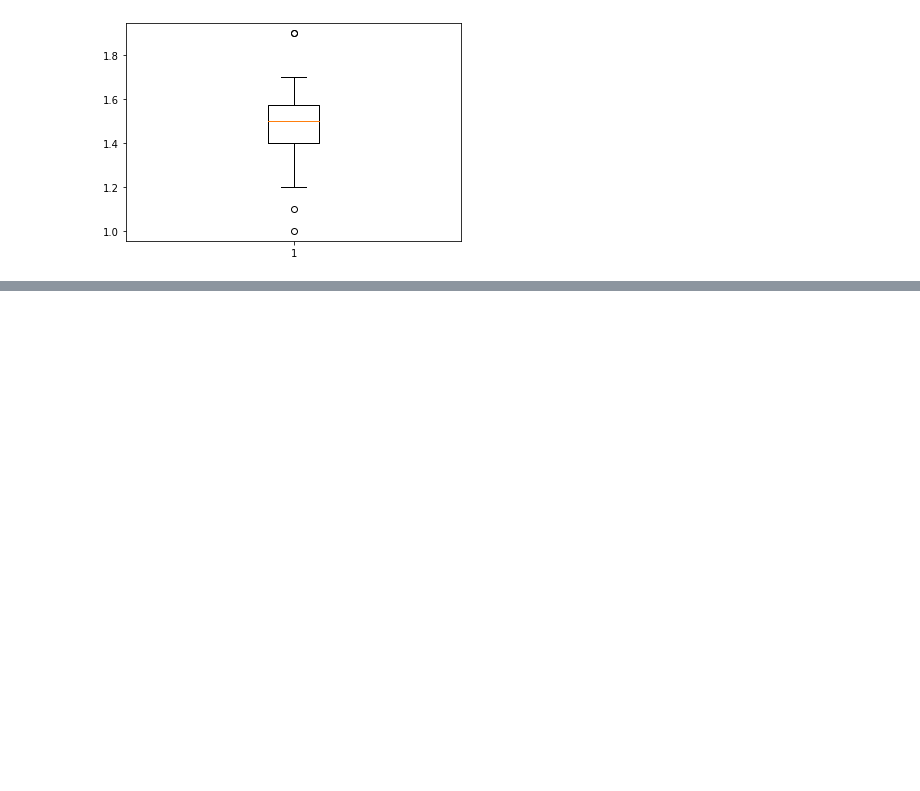
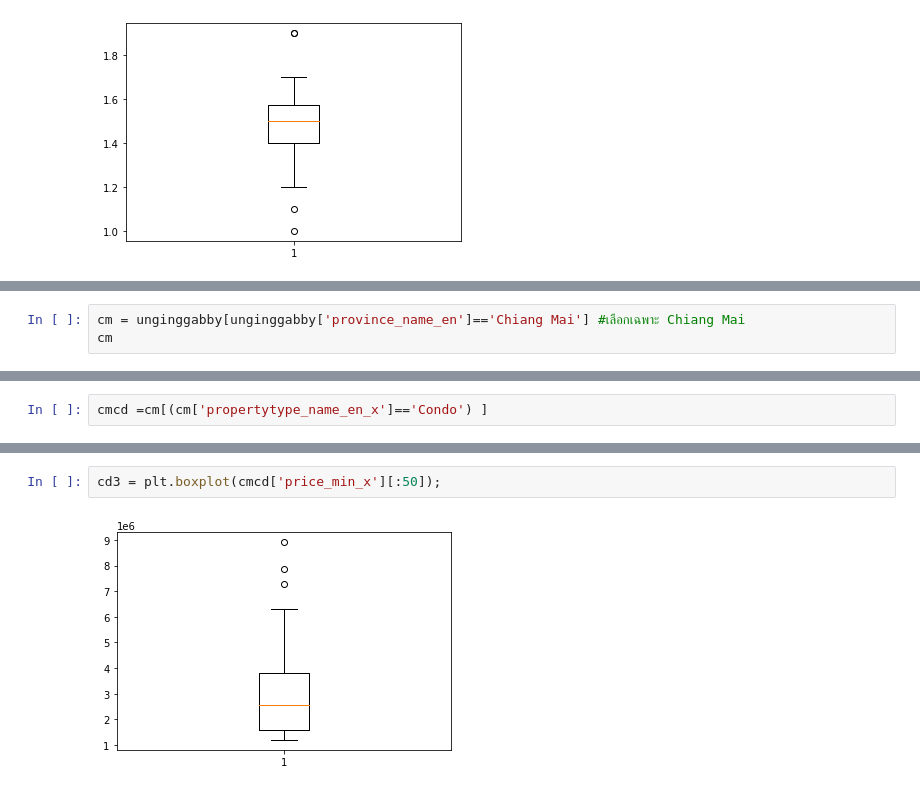
Before and after one commit to sucheerarighthere/BasicProg_DataViz65, a Jupyter notebook: DataViz02_Data_Distribution_.ipynb, the cells around one changed output, grey strips where cells are left out. Cells and saved outputs as stored; diff of their text form; blank space fills up the shorter version.

```diff
--- a/DataViz02_Data_Distribution_.ipynb
+++ b/DataViz02_Data_Distribution_.ipynb
@@ -379,0 +503,3 @@ vi = plt.violinplot(df['PetalLength'][:50],showmedians=True)
+# %%
+cm = unginggabby[unginggabby['province_name_en']=='Chiang Mai'] #เลือกเฉพาะ Chiang Mai
+cm
@@ -379,0 +575,2 @@ vi = plt.violinplot(df['PetalLength'][:50],showmedians=True)
+# %%
+cmcd =cm[(cm['propertytype_name_en_x']=='Condo') ]
@@ -379,0 +593,4 @@ vi = plt.violinplot(df['PetalLength'][:50],showmedians=True)
+# %%
+cd3 = plt.boxplot(cmcd['price_min_x'][:50]);
+# %% [output]
+[figure, added]
```
Also changed, not shown: parts of 59 cells of this notebook.
